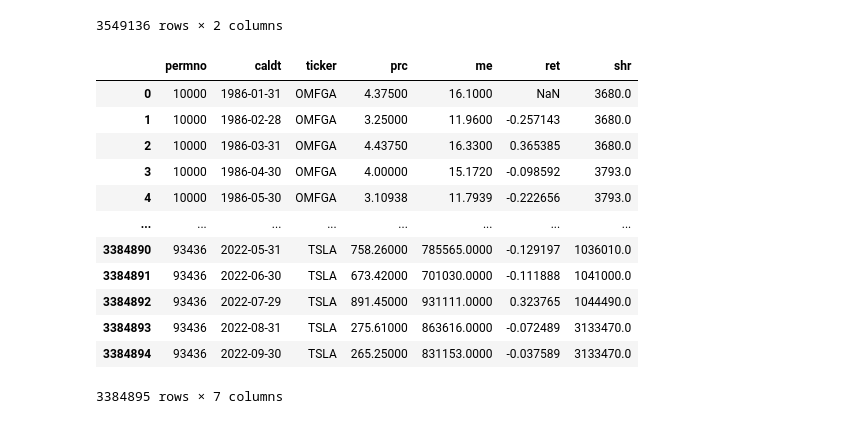
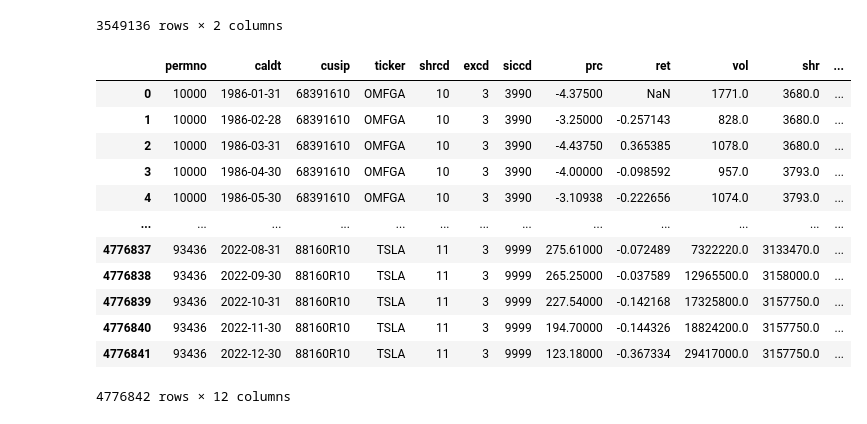
Before and after one commit to ando600/fin_586R_research, a Jupyter notebook: FIN/Project estimation.ipynb, the cells around one changed output. Cells and saved outputs as stored; diff of their text form; code cells hidden in the pictures.

```diff
--- a/FIN/Project estimation.ipynb
+++ b/FIN/Project estimation.ipynb
@@ -22,20 +37,22 @@ liq
 | 3549135 | 9202293436 | 8.711147e-07 |
 3549136 rows × 2 columns
 # %%
-path = r"C:\\Users\ericv\Downloads\06-mstk_62-22 (1).csv"
+# Reading in monthly stock data from CRSP
+#path = r"C:\\Users\ericv\Downloads\06-mstk_62-22 (1).csv"
+path=r"C:\\Users\ericv\Downloads\crsp_monthly.csv"
 df=pd.read_csv(path,parse_dates=['caldt'])
 df
 # %% [output]
-|  | permno | caldt | ticker | prc | me | ret | shr |
-| 0 | 10000 | 1986-01-31 | OMFGA | 4.37500 | 16.1000 | NaN | 3680.0 |
-| 1 | 10000 | 1986-02-28 | OMFGA | 3.25000 | 11.9600 | -0.257143 | 3680.0 |
-| 2 | 10000 | 1986-03-31 | OMFGA | 4.43750 | 16.3300 | 0.365385 | 3680.0 |
-| 3 | 10000 | 1986-04-30 | OMFGA | 4.00000 | 15.1720 | -0.098592 | 3793.0 |
-| 4 | 10000 | 1986-05-30 | OMFGA | 3.10938 | 11.7939 | -0.222656 | 3793.0 |
-| ... | ... | ... | ... | ... | ... | ... | ... |
-| 3384890 | 93436 | 2022-05-31 | TSLA | 758.26000 | 785565.0000 | -0.129197 | 1036010.0 |
-| 3384891 | 93436 | 2022-06-30 | TSLA | 673.42000 | 701030.0000 | -0.111888 | 1041000.0 |
-| 3384892 | 93436 | 2022-07-29 | TSLA | 891.45000 | 931111.0000 | 0.323765 | 1044490.0 |
-| 3384893 | 93436 | 2022-08-31 | TSLA | 275.61000 | 863616.0000 | -0.072489 | 3133470.0 |
-| 3384894 | 93436 | 2022-09-30 | TSLA | 265.25000 | 831153.0000 | -0.037589 | 3133470.0 |
+|  | permno | caldt | cusip | ticker | shrcd | excd | siccd | prc | ret | vol | shr | ... |
+| 0 | 10000 | 1986-01-31 | 68391610 | OMFGA | 10 | 3 | 3990 | -4.37500 | NaN | 1771.0 | 3680.0 | ... |
+| 1 | 10000 | 1986-02-28 | 68391610 | OMFGA | 10 | 3 | 3990 | -3.25000 | -0.257143 | 828.0 | 3680.0 | ... |
+| 2 | 10000 | 1986-03-31 | 68391610 | OMFGA | 10 | 3 | 3990 | -4.43750 | 0.365385 | 1078.0 | 3680.0 | ... |
+| 3 | 10000 | 1986-04-30 | 68391610 | OMFGA | 10 | 3 | 3990 | -4.00000 | -0.098592 | 957.0 | 3793.0 | ... |
+| 4 | 10000 | 1986-05-30 | 68391610 | OMFGA | 10 | 3 | 3990 | -3.10938 | -0.222656 | 1074.0 | 3793.0 | ... |
+| ... | ... | ... | ... | ... | ... | ... | ... | ... | ... | ... | ... | ... |
+| 4776837 | 93436 | 2022-08-31 | 88160R10 | TSLA | 11 | 3 | 9999 | 275.61000 | -0.072489 | 7322220.0 | 3133470.0 | ... |
+| 4776838 | 93436 | 2022-09-30 | 88160R10 | TSLA | 11 | 3 | 9999 | 265.25000 | -0.037589 | 12965500.0 | 3158000.0 | ... |
+| 4776839 | 93436 | 2022-10-31 | 88160R10 | TSLA | 11 | 3 | 9999 | 227.54000 | -0.142168 | 17325800.0 | 3157750.0 | ... |
+| 4776840 | 93436 | 2022-11-30 | 88160R10 | TSLA | 11 | 3 | 9999 | 194.70000 | -0.144326 | 18824200.0 | 3157750.0 | ... |
+| 4776841 | 93436 | 2022-12-30 | 88160R10 | TSLA | 11 | 3 | 9999 | 123.18000 | -0.367334 | 29417000.0 | 3157750.0 | ... |
-3384895 rows × 7 columns
+4776842 rows × 12 columns
```
Also changed, not shown: parts of 49 cells of this notebook.
